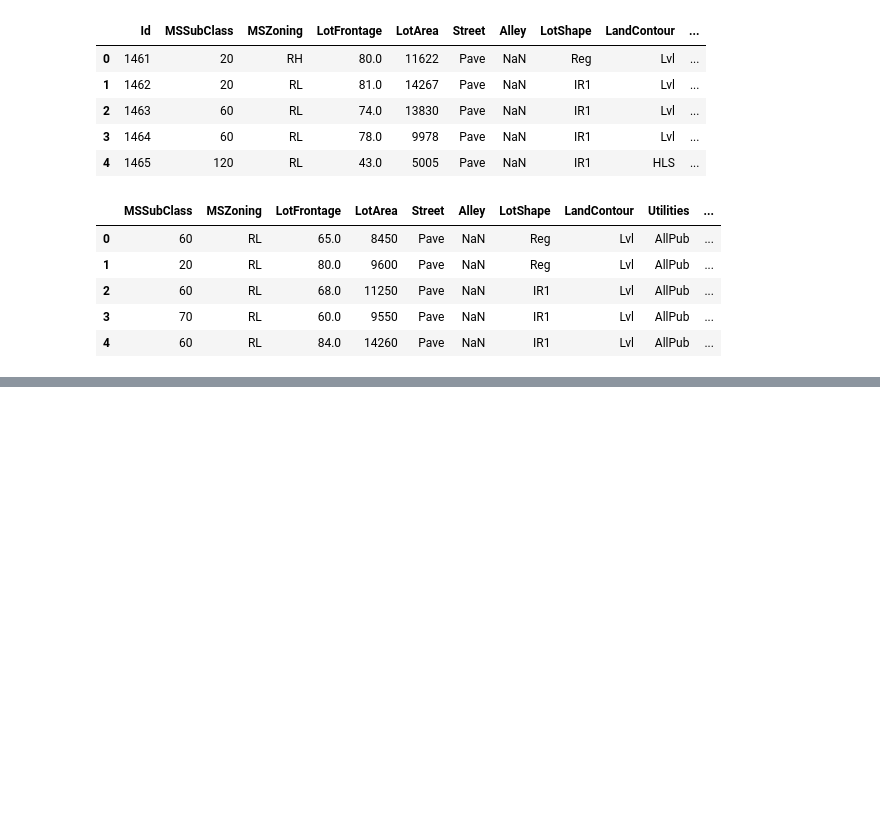
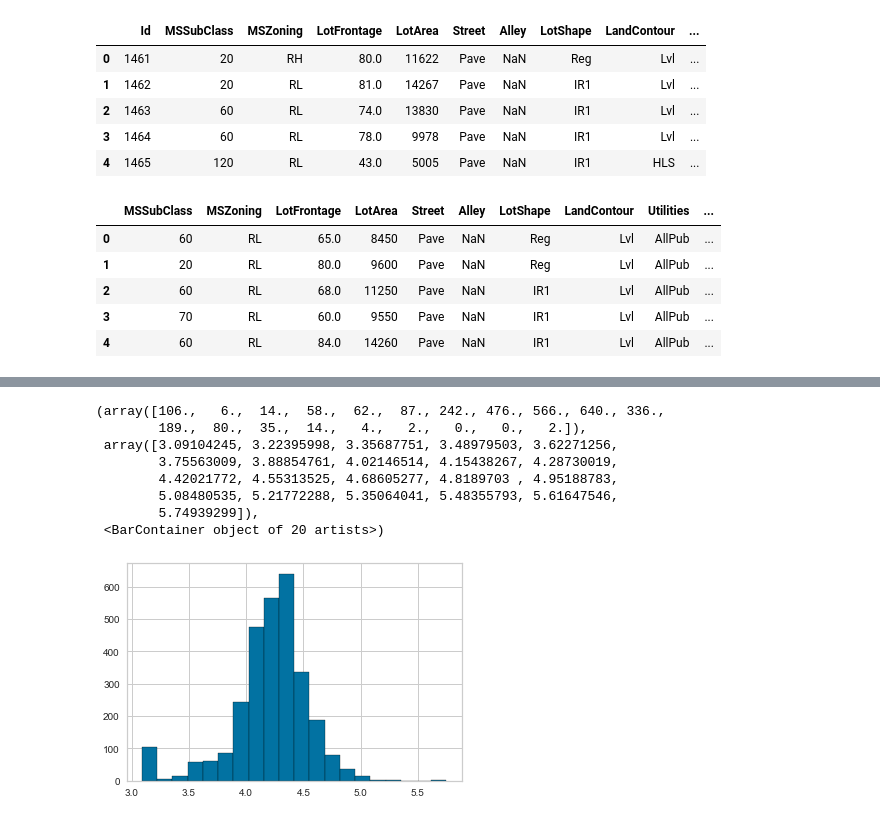
Before and after one commit to Mr00Magician/Boston-House-Pricing-Prediction, a Jupyter notebook: Predictions.ipynb, the cells around one changed output, grey strips where cells are left out. Drawn from its saved outputs; the diff is of its cells as text; code cells hidden in the pictures; blank space fills up the shorter version.

```diff
--- a/Predictions.ipynb
+++ b/Predictions.ipynb
@@ -42,0 +128,6 @@ data.head()
+# %%
+skew_df = pd.DataFrame(data3.select_dtypes(np.number).columns, columns = ['Feature'])
+skew_df['Skew'] = skew_df['Feature'].apply(lambda feature : skew(data3[feature]))
+skew_df['Absolute Skew'] = skew_df['Skew'].apply(abs)
+skew_df['Skewed'] = [x > 0.5 for x in skew_df['Absolute Skew']]
+skew_df
@@ -42,0 +222,3 @@ data.head()
+# %%
+for column in skew_df.loc[skew_df['Skewed'],'Feature'].values:
+    data3[column] = np.log1p(data3[column])
@@ -42,0 +249,12 @@ data.head()
+# %%
+plt.hist(data3['LotFrontage'], bins = 20, edgecolor = 'black');
+# %% [output]
+(array([106.,   6.,  14.,  58.,  62.,  87., 242., 476., 566., 640., 336.,
+        189.,  80.,  35.,  14.,   4.,   2.,   0.,   0.,   2.]),
+ array([3.09104245, 3.22395998, 3.35687751, 3.48979503, 3.62271256,
+        3.75563009, 3.88854761, 4.02146514, 4.15438267, 4.28730019,
+        4.42021772, 4.55313525, 4.68605277, 4.8189703 , 4.95188783,
+        5.08480535, 5.21772288, 5.35064041, 5.48355793, 5.61647546,
+        5.74939299]),
+ <BarContainer object of 20 artists>)
+[figure, added]
```
Also changed, not shown: parts of 51 cells of this notebook, 2 other files.
